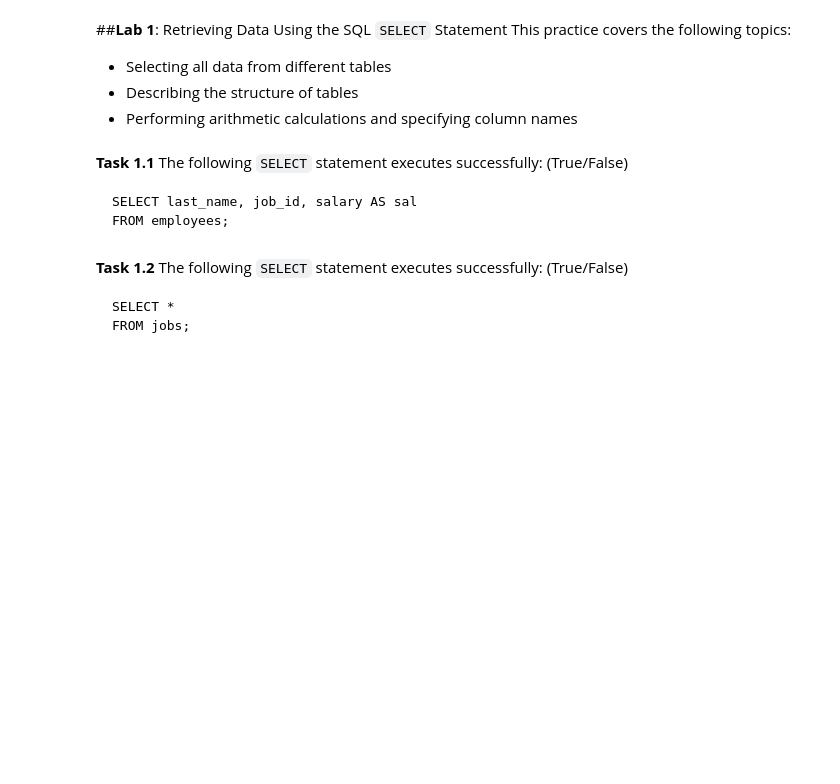
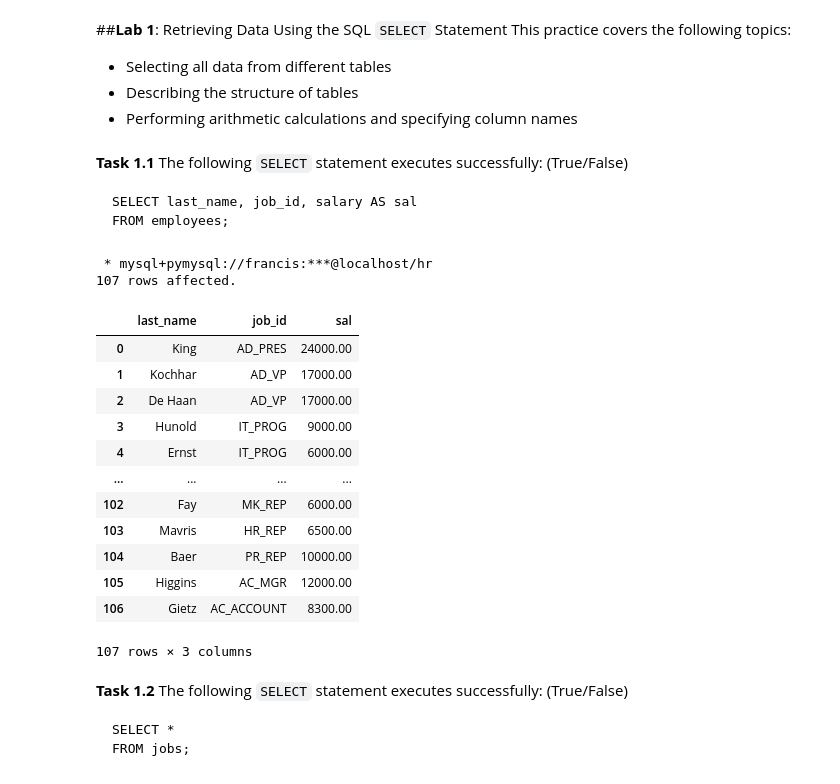
Before and after one commit to sreent/data-management-intro, a Jupyter notebook: MySQL Hand-On Lab.ipynb, the cells around one changed output. Cells and saved outputs as stored; diff of their text form; code cells hidden in the pictures; blank space fills up the shorter version.

```diff
--- a/MySQL Hand-On Lab.ipynb
+++ b/MySQL Hand-On Lab.ipynb
@@ -72,6 +88,24 @@ FROM employees;
 # %%
 %%sql
 # Insert Your Code Here
+SELECT last_name, job_id, salary AS sal
+FROM employees;
+# %% [output]
+ * mysql+pymysql://francis:***@localhost/hr
+107 rows affected.
+|  | last_name | job_id | sal |
+| 0 | King | AD_PRES | 24000.00 |
+| 1 | Kochhar | AD_VP | 17000.00 |
+| 2 | De Haan | AD_VP | 17000.00 |
+| 3 | Hunold | IT_PROG | 9000.00 |
+| 4 | Ernst | IT_PROG | 6000.00 |
+| ... | ... | ... | ... |
+| 102 | Fay | MK_REP | 6000.00 |
+| 103 | Mavris | HR_REP | 6500.00 |
+| 104 | Baer | PR_REP | 10000.00 |
+| 105 | Higgins | AC_MGR | 12000.00 |
+| 106 | Gietz | AC_ACCOUNT | 8300.00 |
+107 rows × 3 columns
 # %% [markdown]
 **Task 1.2** The following <code>SELECT</code> statement executes successfully: (True/False)
 <pre>
```
Also changed, not shown: parts of 2 cells of this notebook.
